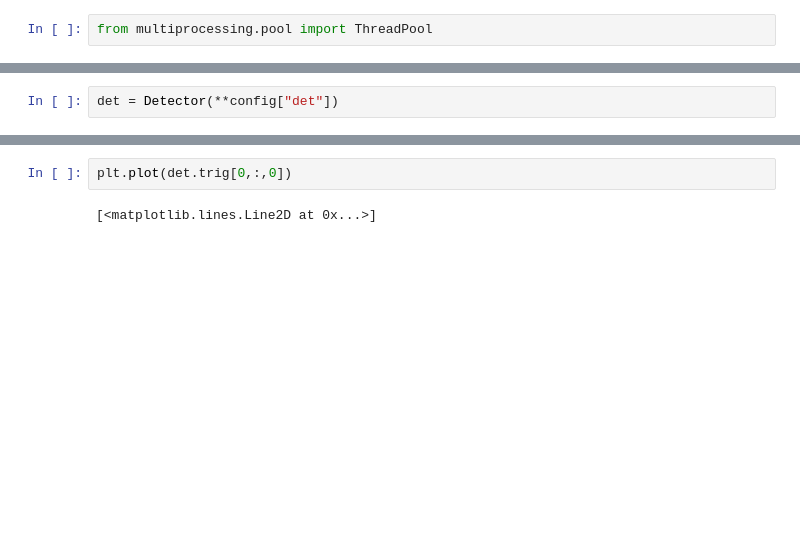
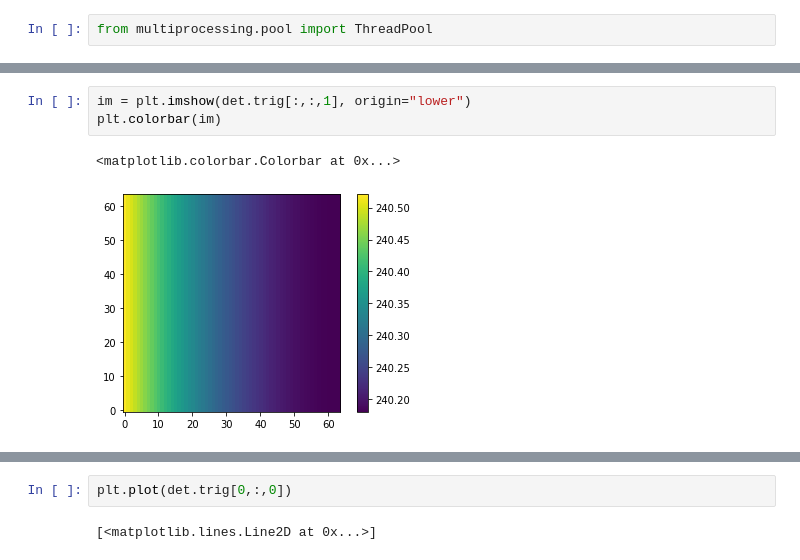
Before and after one commit to d8xa/XRD-TAF, a Jupyter notebook: Prototype 3D.ipynb, the cells around one changed output, grey strips where cells are left out. Drawn from its saved outputs; the diff is of its cells as text; blank space fills up the shorter version.

```diff
--- a/Prototype 3D.ipynb
+++ b/Prototype 3D.ipynb
@@ -410,4 +342,8 @@ class Detector:
 
         return absorptionfactors
-# %%
-det = Detector(**config["det"])
+# %%
+im = plt.imshow(det.trig[:,:,1], origin="lower")
+plt.colorbar(im)
+# %% [output]
+<matplotlib.colorbar.Colorbar at 0x...>
+[figure, added]
```
Also changed, not shown: parts of 19 cells of this notebook.
